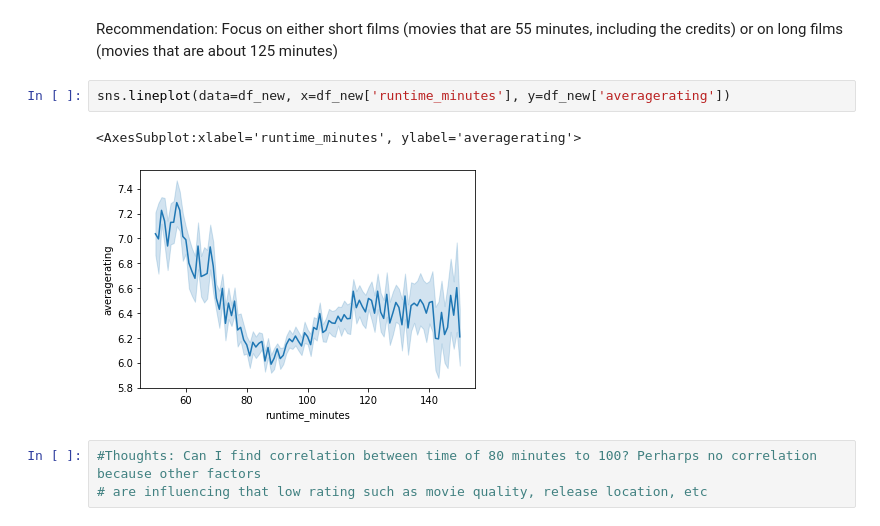
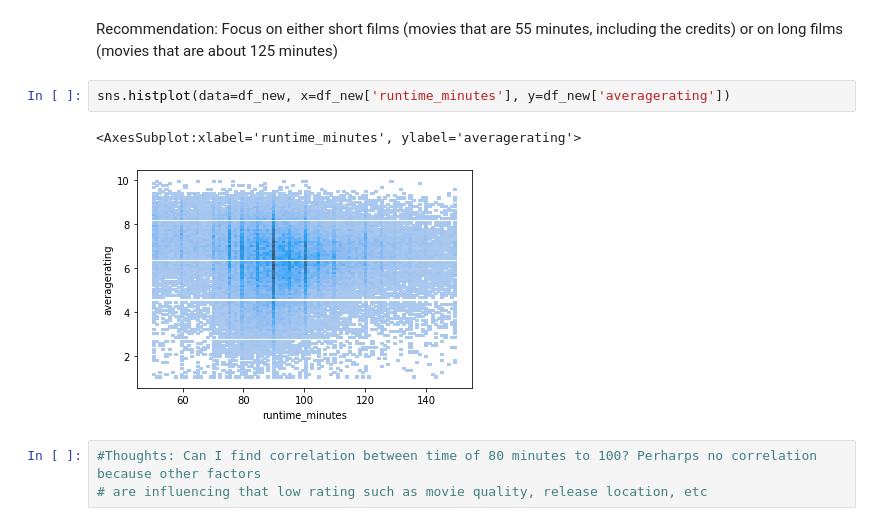
Before and after one commit to SunmilikeSueMe/capstone, a Jupyter notebook: Database_Exploration.ipynb, the cells around one changed output. Cells and saved outputs as stored; diff of their text form.

```diff
--- a/Database_Exploration.ipynb
+++ b/Database_Exploration.ipynb
@@ -308,10 +308,10 @@ df1.describe()
 Recommendation: Focus on either short films (movies that are 55 minutes, including the credits)
                 or on long films (movies that are about 125 minutes)
 # %%
-sns.lineplot(data=df_new, x=df_new['runtime_minutes'], y=df_new['averagerating'])
+sns.histplot(data=df_new, x=df_new['runtime_minutes'], y=df_new['averagerating'])
 # %% [output]
 <AxesSubplot:xlabel='runtime_minutes', ylabel='averagerating'>
-[figure, old version]
+[figure, new version]
 # %%
 #Thoughts: Can I find correlation between time of 80 minutes to 100? Perharps no correlation because other factors
 # are influencing that low rating such as movie quality, release location, etc
```
Also changed, not shown: parts of 8 cells of this notebook, 5 other files.
